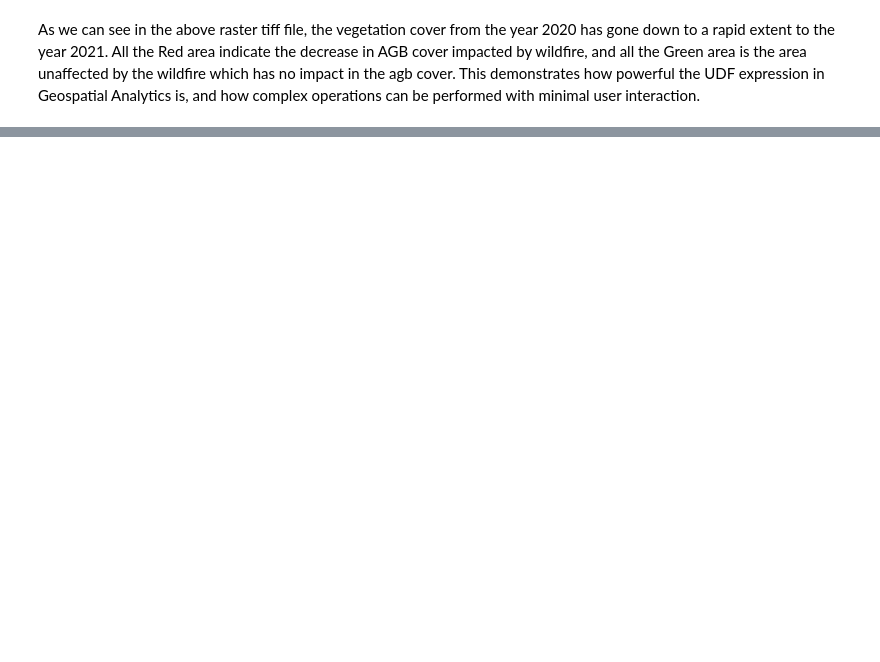
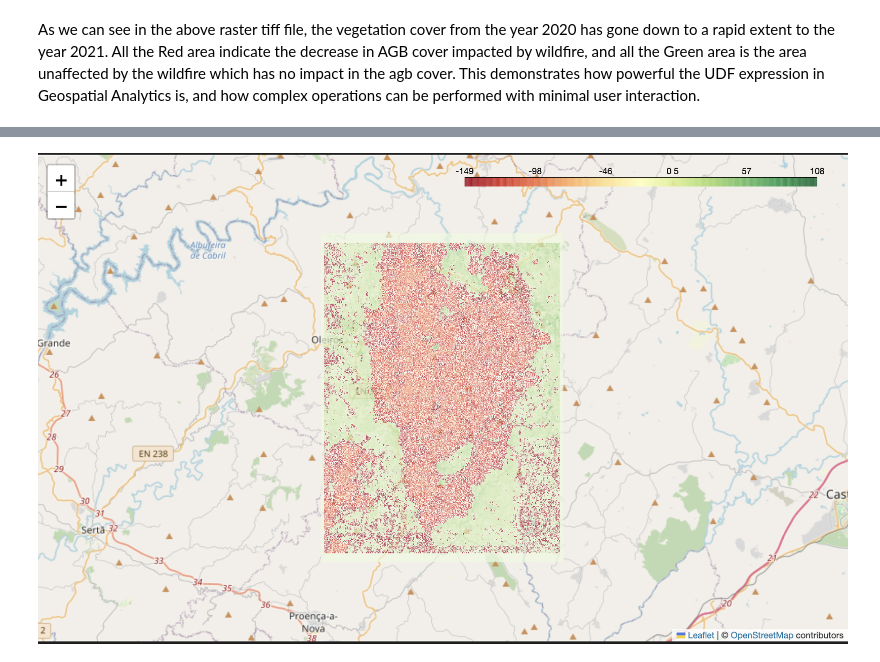
Before and after one commit to IBM/Environmental-Intelligence-Suite, a Jupyter notebook: geospatial_analytics/v3_apis/samples/industry_use_cases/disaster_events_deforestation/historical_difference_in_agb.ipynb, the cells around one changed output, grey strips where cells are left out. Drawn from its saved outputs; the diff is of its cells as text; code cells hidden in the pictures; blank space fills up the shorter version.

```diff
--- a/geospatial_analytics/v3_apis/samples/industry_use_cases/disaster_events_deforestation/historical_difference_in_agb.ipynb
+++ b/geospatial_analytics/v3_apis/samples/industry_use_cases/disaster_events_deforestation/historical_difference_in_agb.ipynb
@@ -265,0 +242,4 @@ NYMap
+# %%
+display.Image('historical_difference_in_agb.png')
+# %% [output]
+[figure, added]
```
Also changed, not shown: parts of 11 cells of this notebook, 7 other files.
